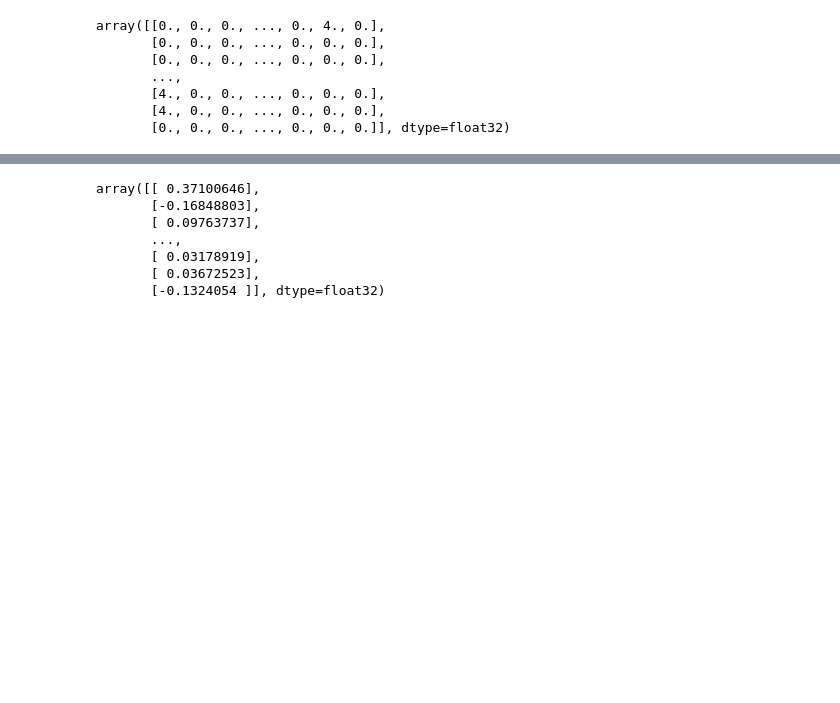
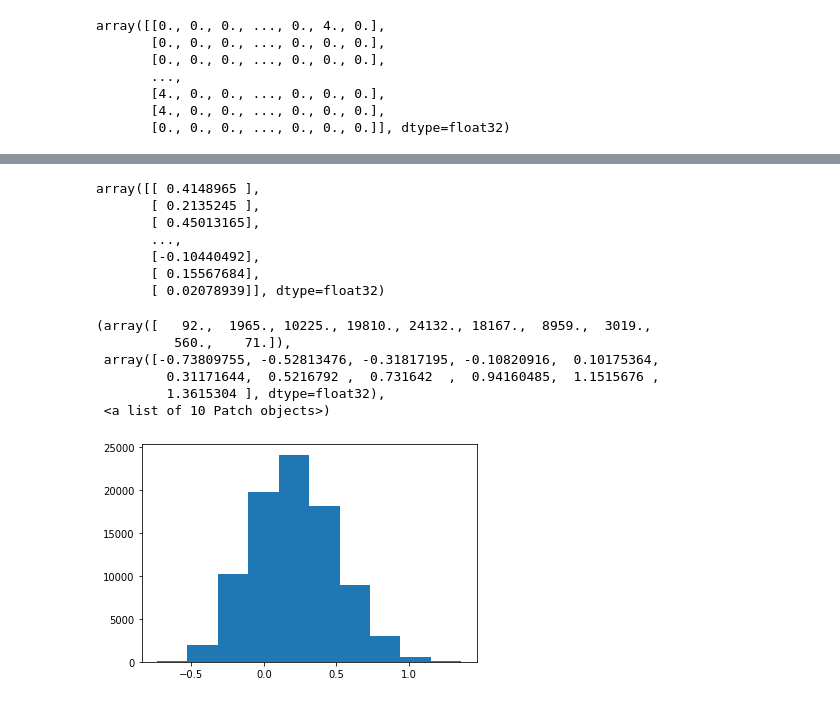
Before and after one commit to Recommendation-System-Project/Recommendation-system, a Jupyter notebook: DR_coat.ipynb, the cells around one changed output, grey strips where cells are left out. Cells and saved outputs as stored; diff of their text form; code cells hidden in the pictures; blank space fills up the shorter version.

```diff
--- a/DR_coat.ipynb
+++ b/DR_coat.ipynb
@@ -286,10 +308,22 @@ Epoch 50/50
 # %%
-model.predict(features_matrix)
+predicted_r = model.predict(features_matrix)
+predicted_r
 # %% [output]
-array([[ 0.37100646],
-       [-0.16848803],
-       [ 0.09763737],
+array([[ 0.4148965 ],
+       [ 0.2135245 ],
+       [ 0.45013165],
        ...,
-       [ 0.03178919],
-       [ 0.03672523],
-       [-0.1324054 ]], dtype=float32)
+       [-0.10440492],
+       [ 0.15567684],
+       [ 0.02078939]], dtype=float32)
+# %%
+counts, bins = np.histogram(predicted_r)
+plt.hist(bins[:-1], bins, weights=counts)
+# %% [output]
+(array([   92.,  1965., 10225., 19810., 24132., 18167.,  8959.,  3019.,
+          560.,    71.]),
+ array([-0.73809755, -0.52813476, -0.31817195, -0.10820916,  0.10175364,
+         0.31171644,  0.5216792 ,  0.731642  ,  0.94160485,  1.1515676 ,
+         1.3615304 ], dtype=float32),
+ <a list of 10 Patch objects>)
+[figure, added]
```
Also changed, not shown: parts of 3 cells of this notebook.
